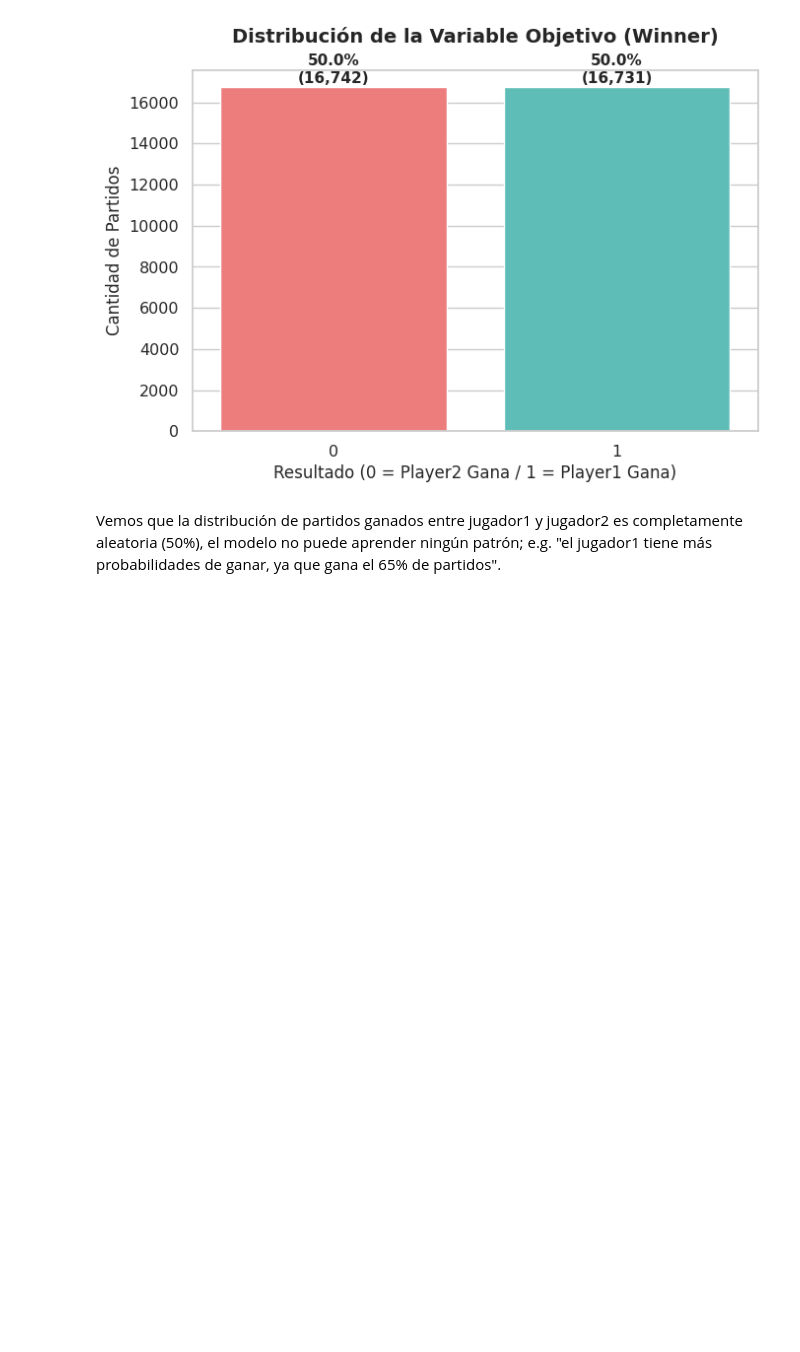
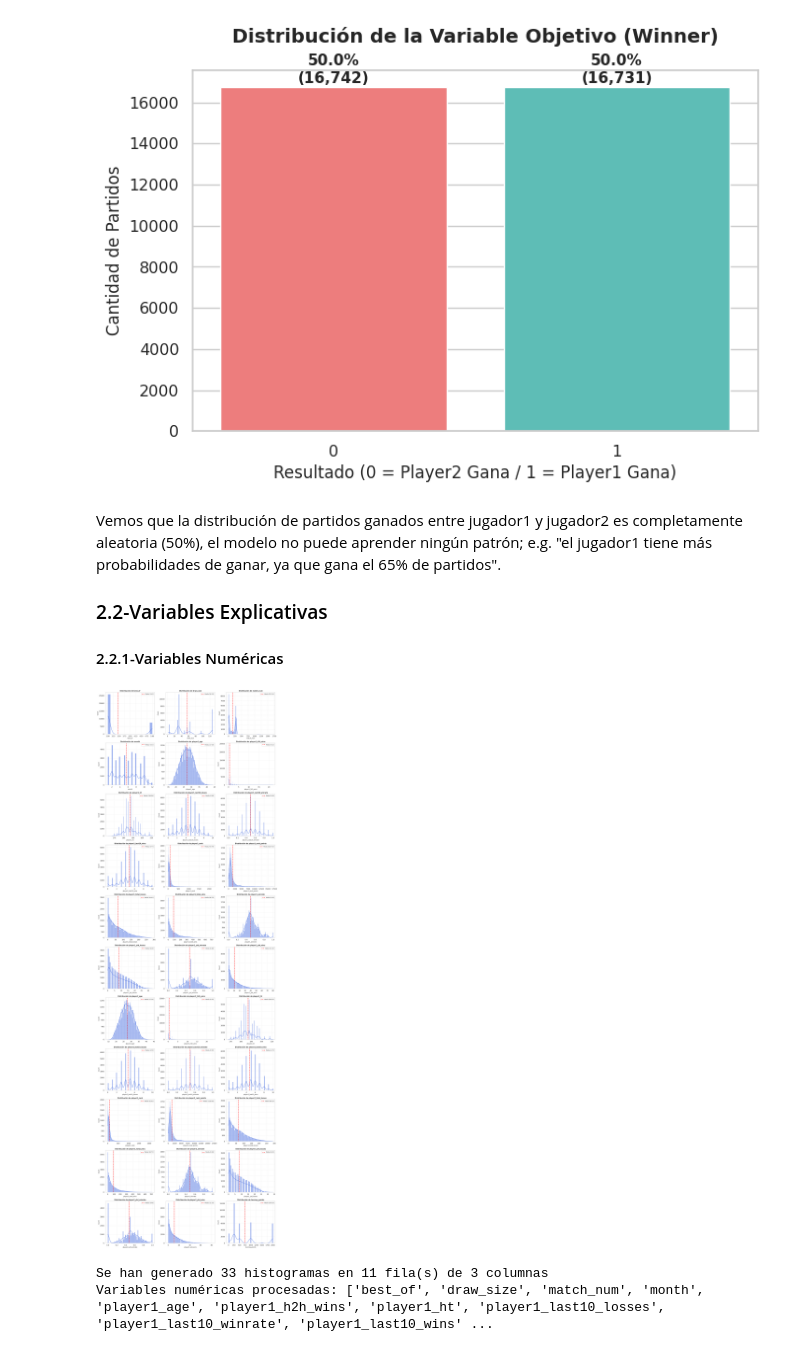
Before and after one commit to Sterrysx/Tennis-ML-APA, a Jupyter notebook: notebooks/entrega1_practica.ipynb, the cells around one changed output. Drawn from its saved outputs; the diff is of its cells as text; code cells hidden in the pictures; blank space fills up the shorter version.

```diff
--- a/notebooks/entrega1_practica.ipynb
+++ b/notebooks/entrega1_practica.ipynb
@@ -213,3 +216,78 @@ plt.show();
 [figure]
 # %% [markdown]
 Vemos que la distribución de partidos ganados entre jugador1 y jugador2 es completamente aleatoria (50%), el modelo no puede aprender ningún patrón; e.g. "el jugador1 tiene más probabilidades de ganar, ya que gana el 65% de partidos".
+
+### 2.2-Variables Explicativas
+
+#### 2.2.1-Variables Numéricas
+# %%
+import numpy as np
+import matplotlib.pyplot as plt
+import seaborn as sns
+
+def plot_numeric_histograms(matches_train, numerical_columns, *,
+                            exclude=('year',), n_cols=3, kde=True, color='#4169E1'):
+    """
+    Dibuja histogramas (con KDE opcional) para columnas numéricas reales
+    de matches_train[numerical_columns], excluyendo las de `exclude`.
+    También traza una línea vertical en la media.
+    Devuelve la lista de columnas procesadas (true_numerical_columns).
+    """
+    # Filtrar columnas numéricas y excluir no deseadas
+    true_numerical_columns = (
+        matches_train[numerical_columns]
+        .select_dtypes(include=[np.number])
+        .columns.difference(exclude)
+        .tolist()
+    )
+
+    n_vars = len(true_numerical_columns)
+    if n_vars == 0:
+        print("No hay columnas numéricas para graficar.")
+        return []
+
+    n_rows = (n_vars + n_cols - 1) // n_cols
+
+    fig, axes = plt.subplots(n_rows, n_cols, figsize=(18, 5 * n_rows))
+    axes = np.atleast_1d(axes).ravel()
+
+    for idx, col in enumerate(true_numerical_columns):
+        ax = axes[idx]
+        serie = matches_train[col].dropna()
+        avg_value = serie.mean()
+
+        _ = sns.histplot(serie, kde=kde, ax=ax, color=color)
+        _ = ax.axvline(avg_value, color='red', linestyle='--',
+                       label=f'Media ({avg_value:.2f})', linewidth=2)
+        _ = ax.set_title(f'Distribución de {col}', fontsize=11, fontweight='bold')
+        _ = ax.set_xlabel(col, fontsize=10)
+        _ = ax.set_ylabel('Count', fontsize=10)
+        _ = ax.legend(fontsize=9)
+        ax.grid(True, alpha=0.3)
+
+    # Ocultar subplots vacíos
+    for i in range(n_vars, len(axes)):
+        axes[i].axis('off')
+
+    plt.tight_layout()
+    plt.show()
+    plt.close(fig)  # evita re-mostrado en algunos entornos
+
+    print(f"\nSe han generado {n_vars} histogramas en {n_rows} fila(s) de {n_cols} columnas")
+    print(f"Variables numéricas procesadas: {true_numerical_columns}")
+
+    return true_numerical_columns
+
+# === LLAMADA INTEGRADA (ajusta exclude si quieres quitar más columnas) ===
+true_numerical_columns = plot_numeric_histograms(
+    matches_train,
+    numerical_columns,
+    exclude=('year',),      # añade aquí otras columnas a excluir si aplica
+    n_cols=3,
+    kde=True,
+    color='#4169E1'
+)
+# %% [output]
+[figure, added]
+Se han generado 33 histogramas en 11 fila(s) de 3 columnas
+Variables numéricas procesadas: ['best_of', 'draw_size', 'match_num', 'month', 'player1_age', 'player1_h2h_wins', 'player1_ht', 'player1_last10_losses', 'player1_last10_winrate', 'player1_last10_wins' ...
```
Also changed, not shown: parts of 13 cells of this notebook.
